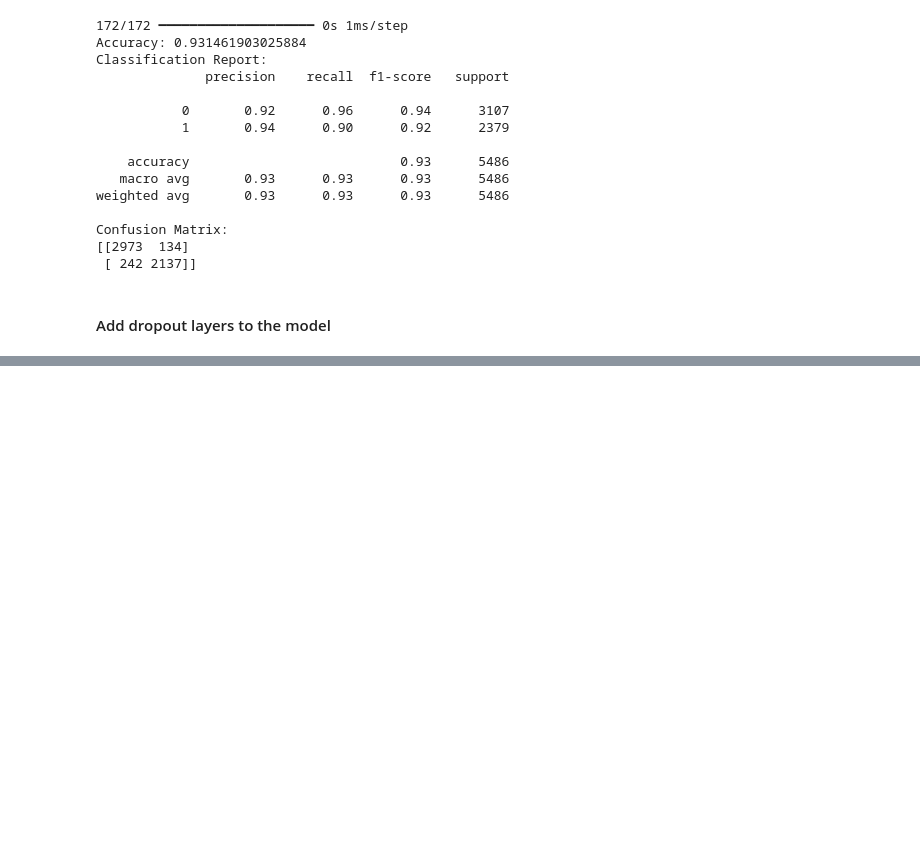
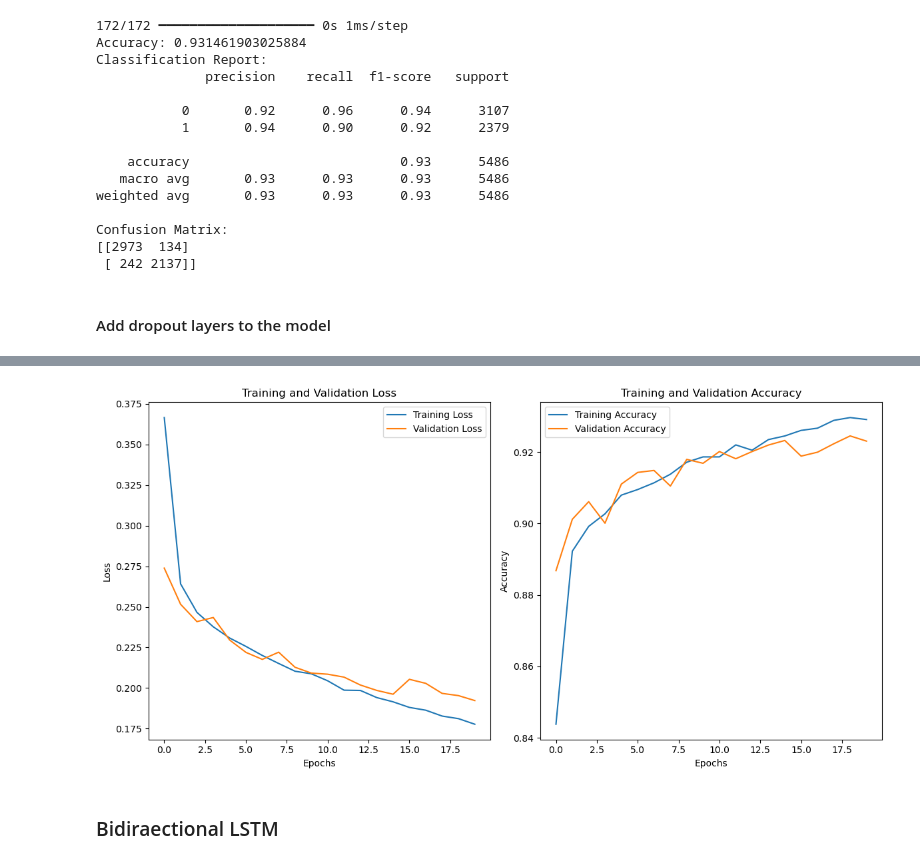
Before and after one commit to 210352R/fake-news-kaggle---LSTM, a Jupyter notebook: notebooks/lstm_genism.ipynb, the cells around one changed output, grey strips where cells are left out. Cells and saved outputs as stored; diff of their text form; code cells hidden in the pictures; blank space fills up the shorter version.

```diff
--- a/notebooks/lstm_genism.ipynb
+++ b/notebooks/lstm_genism.ipynb
@@ -281,3 +281,22 @@ Confusion Matrix:
  [ 242 2137]]
 # %% [markdown]
 #### Add dropout layers to the model
+# %%
+from tensorflow.keras.layers import Dropout
+
+# Define the model
+model2 = Sequential()
+
+# LSTM layer with 100 units
+model2.add(LSTM(100, input_shape=(None, 100)))
+
+model2.add(Dropout(0.2))
+
+# Output layer with a single neuron and sigmoid activation (for binary classification)
+model2.add(Dense(1, activation='sigmoid'))
+
+# Compiling the model
+model2.compile(loss='binary_crossentropy', optimizer='adam', metrics=['accuracy'])
+
+# Printing the model summary
+print(model2.summary())
@@ -283,0 +318,3 @@ Confusion Matrix:
+# %%
+### Finally Training
+history2= model2.fit(X_train,y_train,validation_data=(X_test,y_test),epochs=20,batch_size=64)
@@ -283,0 +357,6 @@ Confusion Matrix:
+# %%
+plot_training_curves(history2)
+# %% [output]
+[figure, added]
+# %% [markdown]
+### Bidiraectional LSTM
```
Also changed, not shown: parts of 8 cells of this notebook.
